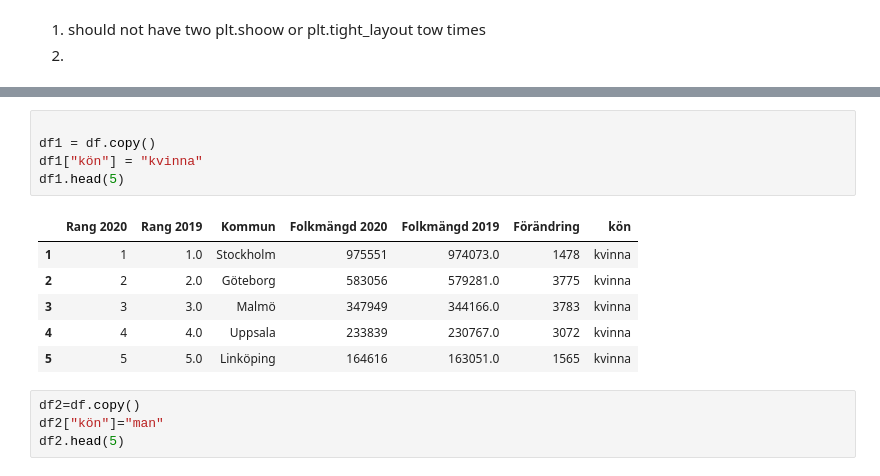
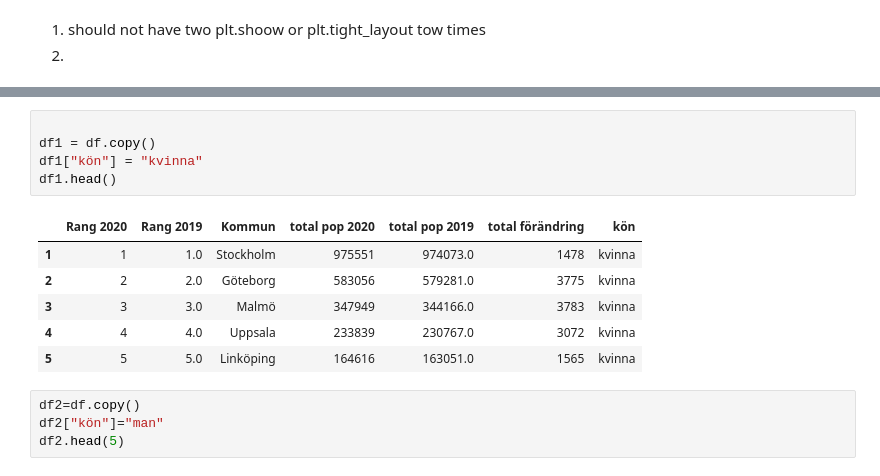
Before and after one commit to Horieh1989/DataProcceccing1, a Jupyter notebook: Exercises/E00_pandas_basic_syntax.ipynb, the cells around one changed output, grey strips where cells are left out. Drawn from its saved outputs; the diff is of its cells as text.

```diff
--- a/Exercises/E00_pandas_basic_syntax.ipynb
+++ b/Exercises/E00_pandas_basic_syntax.ipynb
@@ -536,10 +536,10 @@ h)
 # %%
 
 df1 = df.copy()
 df1["kön"] = "kvinna"
-df1.head(5)
+df1.head()
 # %% [output]
-|  | Rang 2020 | Rang 2019 | Kommun | Folkmängd 2020 | Folkmängd 2019 | Förändring | kön |
+|  | Rang 2020 | Rang 2019 | Kommun | total pop 2020 | total pop 2019 | total förändring | kön |
 | 1 | 1 | 1.0 | Stockholm | 975551 | 974073.0 | 1478 | kvinna |
 | 2 | 2 | 2.0 | Göteborg | 583056 | 579281.0 | 3775 | kvinna |
 | 3 | 3 | 3.0 | Malmö | 347949 | 344166.0 | 3783 | kvinna |
```
Also changed, not shown: parts of 6 cells of this notebook.
